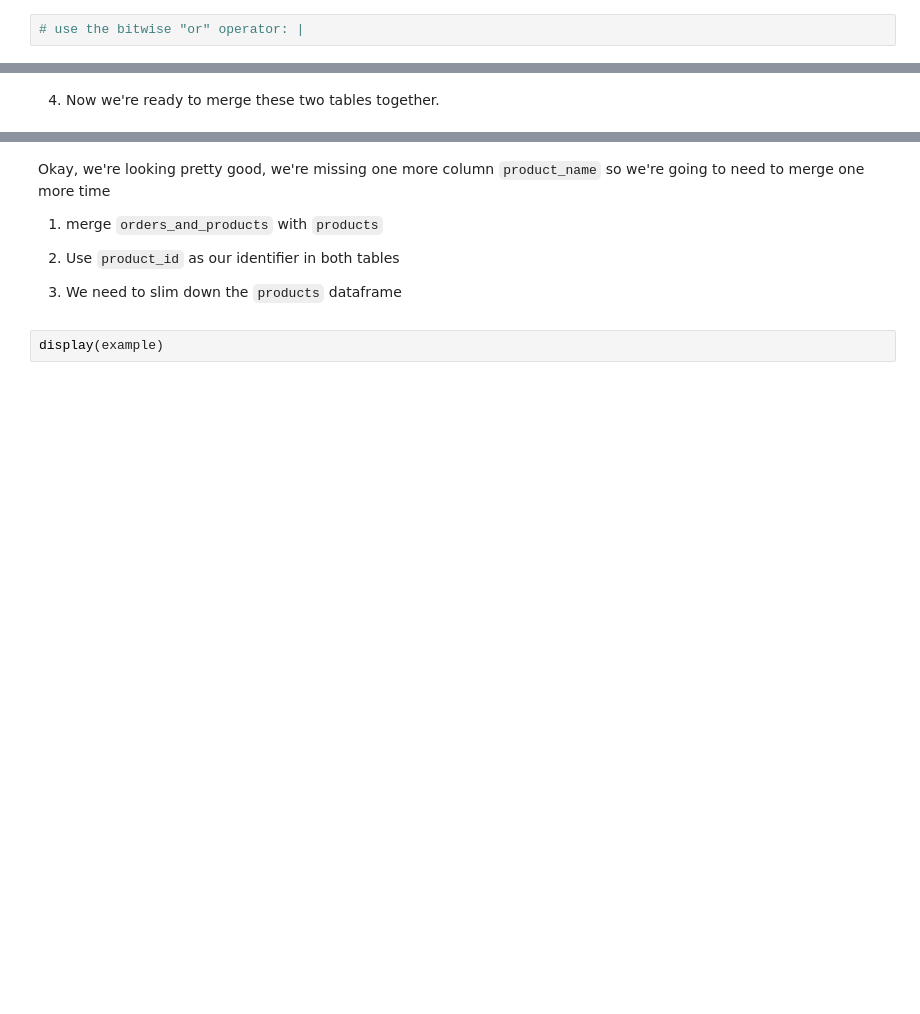
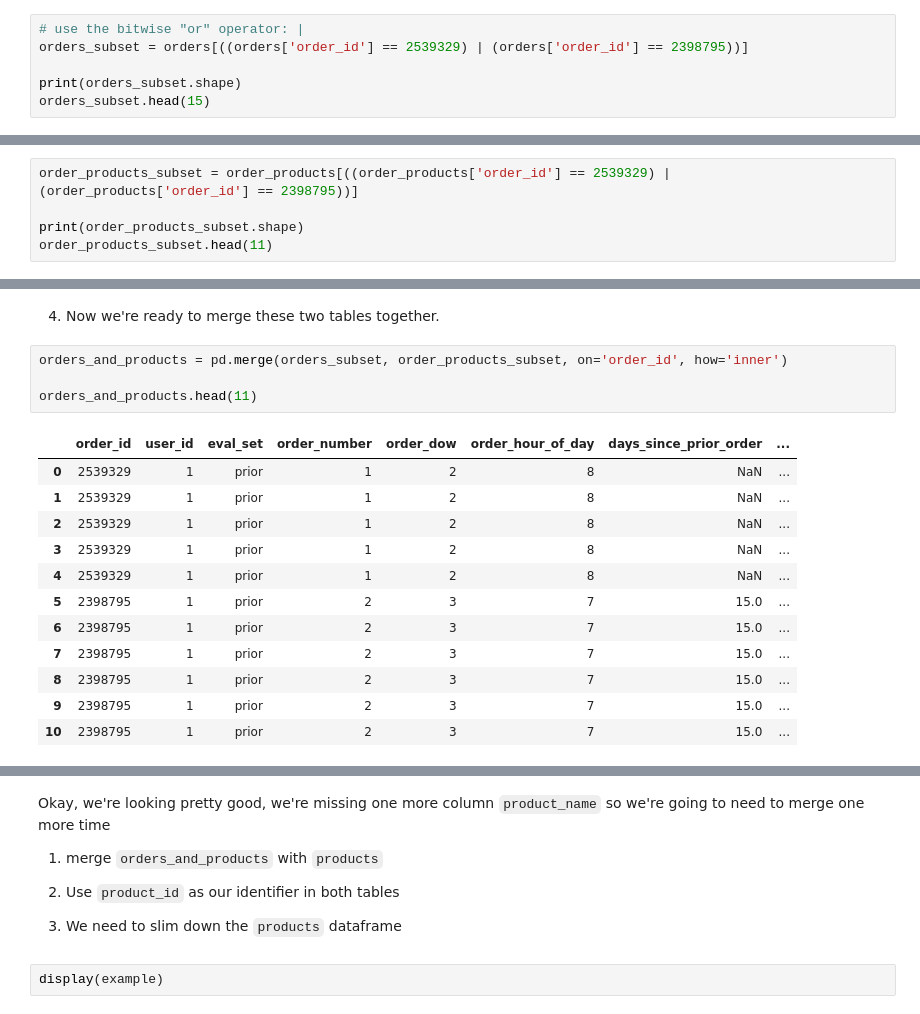
Before and after one commit to CJLucido/DS-Unit-1-Sprint-1-Data-Wrangling-and-Storytelling, a Jupyter notebook: module3-join-and-reshape-data/LS_DS_113_Join_and_Reshape_Data.ipynb, the cells around one changed output, grey strips where cells are left out. Cells and saved outputs as stored; diff of their text form; blank space fills up the shorter version.

```diff
--- a/module3-join-and-reshape-data/LS_DS_113_Join_and_Reshape_Data.ipynb
+++ b/module3-join-and-reshape-data/LS_DS_113_Join_and_Reshape_Data.ipynb
@@ -516,3 +533,7 @@ display(example)
 Remember there are multiple ways that we could have filtered this dataframe. We also could have done it by specific `order_id`s
 # %%
 # use the bitwise "or" operator: |
+orders_subset = orders[((orders['order_id'] == 2539329) | (orders['order_id'] == 2398795))]
+
+print(orders_subset.shape)
+orders_subset.head(15)
@@ -522,3 +548,8 @@ Now we'll filter down the order_products dataframe
 What conditions could we use for subsetting that table?
 
 We can use order_id again.
+# %%
+order_products_subset = order_products[((order_products['order_id'] == 2539329) | (order_products['order_id'] == 2398795))]
+
+print(order_products_subset.shape)
+order_products_subset.head(11)
@@ -525,4 +570,21 @@ We can use order_id again.
 # %% [markdown]
 4) Now we're ready to merge these two tables together.
+# %%
+orders_and_products = pd.merge(orders_subset, order_products_subset, on='order_id', how='inner')
+
+orders_and_products.head(11)
+# %% [output]
+|  | order_id | user_id | eval_set | order_number | order_dow | order_hour_of_day | days_since_prior_order | ... |
+| 0 | 2539329 | 1 | prior | 1 | 2 | 8 | NaN | ... |
+| 1 | 2539329 | 1 | prior | 1 | 2 | 8 | NaN | ... |
+| 2 | 2539329 | 1 | prior | 1 | 2 | 8 | NaN | ... |
+| 3 | 2539329 | 1 | prior | 1 | 2 | 8 | NaN | ... |
+| 4 | 2539329 | 1 | prior | 1 | 2 | 8 | NaN | ... |
+| 5 | 2398795 | 1 | prior | 2 | 3 | 7 | 15.0 | ... |
+| 6 | 2398795 | 1 | prior | 2 | 3 | 7 | 15.0 | ... |
+| 7 | 2398795 | 1 | prior | 2 | 3 | 7 | 15.0 | ... |
+| 8 | 2398795 | 1 | prior | 2 | 3 | 7 | 15.0 | ... |
+| 9 | 2398795 | 1 | prior | 2 | 3 | 7 | 15.0 | ... |
+| 10 | 2398795 | 1 | prior | 2 | 3 | 7 | 15.0 | ... |
 # %%
 display(example)
```
Also changed, not shown: parts of 9 cells of this notebook.
